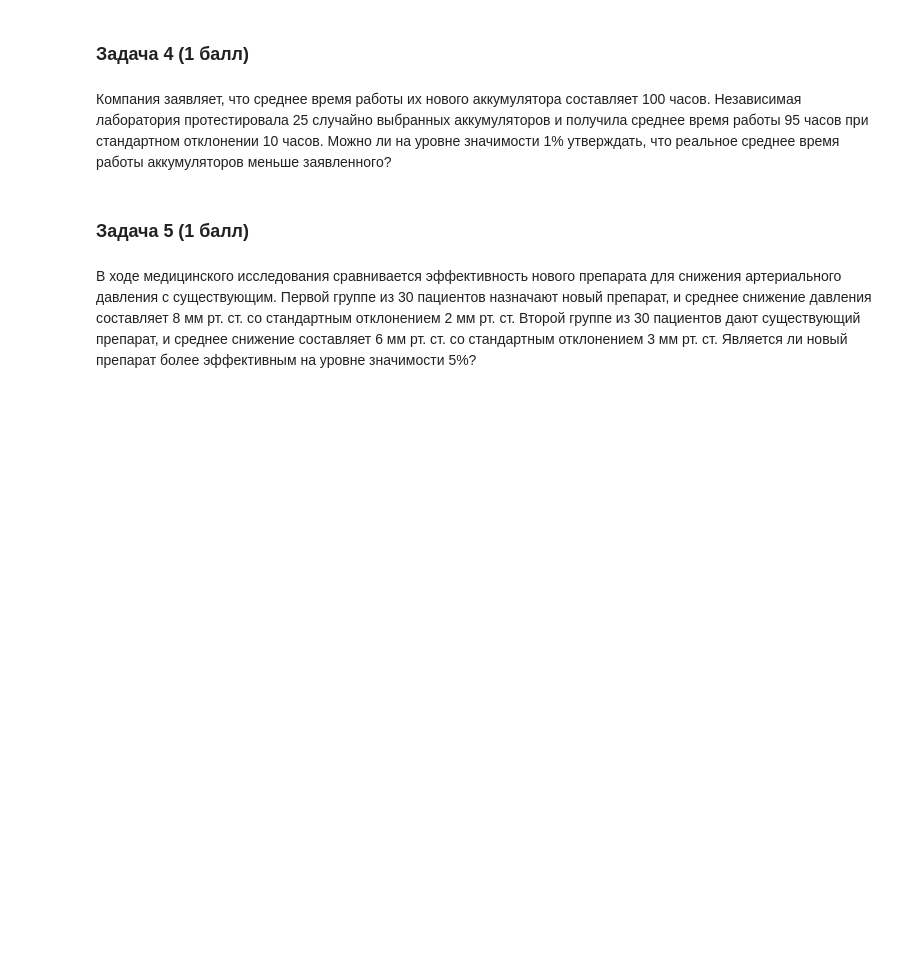
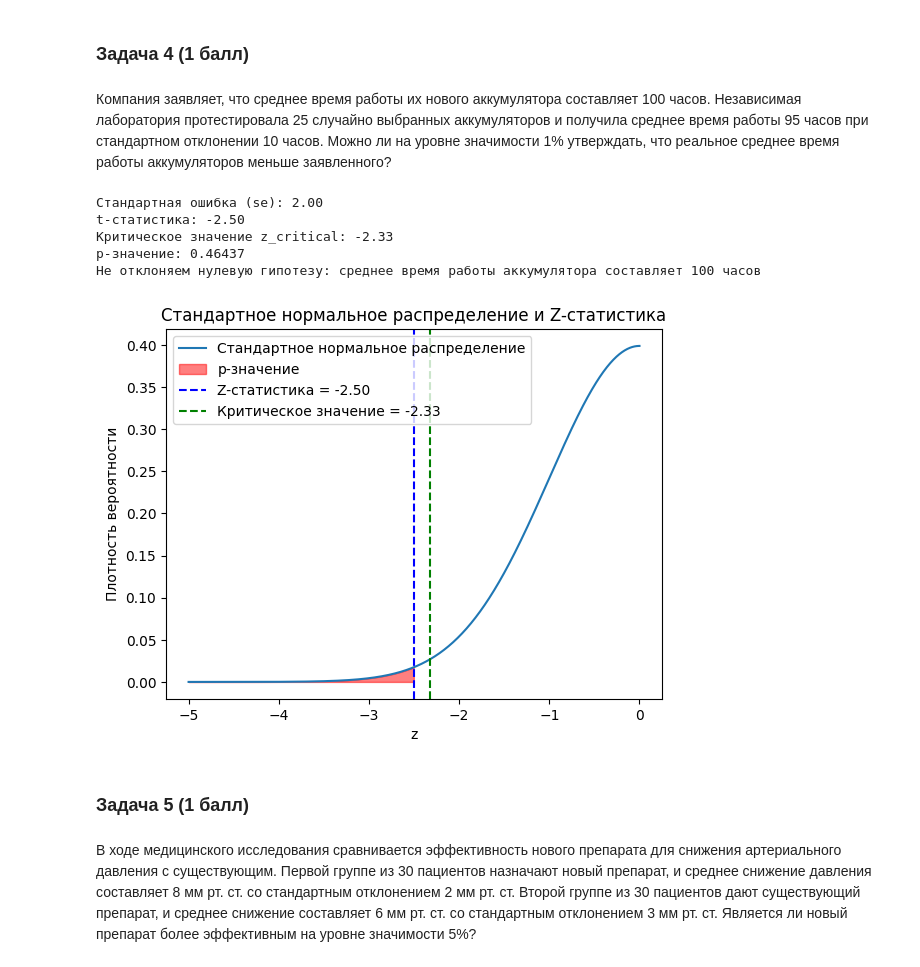
Before and after one commit to hilkovich/itmo_math_stat, a Jupyter notebook: homework_3/HW_3.ipynb, the cells around one changed output. Drawn from its saved outputs; the diff is of its cells as text; code cells hidden in the pictures; blank space fills up the shorter version.

```diff
--- a/homework_3/HW_3.ipynb
+++ b/homework_3/HW_3.ipynb
@@ -81,6 +287,77 @@ p-значение: 0.001
 ### Задача 4 (1 балл)
 # %% [markdown]
 Компания заявляет, что среднее время работы их нового аккумулятора составляет 100 часов. Независимая лаборатория протестировала 25 случайно выбранных аккумуляторов и получила среднее время работы 95 часов при стандартном отклонении 10 часов. Можно ли на уровне значимости 1% утверждать, что реальное среднее время работы аккумуляторов меньше заявленного?
+# %%
+# Исходные данные
+n = 25
+x_mean = 95
+sigma = 10
+alpha = 0.01
+mu0 = 100
+# %%
+# Стандартная ошибка
+se = sigma / np.sqrt(n)
+print(f"Стандартная ошибка (se): {se:.2f}")
+
+# Вычисляем t-статистику
+t_stat = (x_mean - mu0) / se
+print(f"t-статистика: {t_stat:.2f}")
+
+# Критическое значение
+z_critical = norm.ppf(alpha)
+print(f"Критическое значение z_critical: {z_critical:.2f}")
+
+# Вычисляем p-значение
+p_value = norm.cdf(z_score)
+print(f"p-значение: {p_value:.5f}")
+
+# Принятие решения
+if t_stat > z_critical:
+    print("Отклоняем нулевую гипотезу: среднее время работы меньше заявленной")
+else:
+    print(
+        "Не отклоняем нулевую гипотезу: среднее время работы аккумулятора составляет 100 часов"
+    )
+# %% [output]
+Стандартная ошибка (se): 2.00
+t-статистика: -2.50
+Критическое значение z_critical: -2.33
+p-значение: 0.46437
+Не отклоняем нулевую гипотезу: среднее время работы аккумулятора составляет 100 часов
+# %%
+z_values = np.linspace(-5, 0, 1000)
+pdf = norm.pdf(z_values)
+
+# Построение графика
+plt.plot(z_values, pdf, label="Стандартное нормальное распределение")
+
+# Закрашиваем область p-значения
+plt.fill_between(
+    z_values,
+    pdf,
+    where=(z_values <= t_stat),
+    color="red",
+    alpha=0.5,
+    label="p-значение",
+)
+
+# Отмечаем Z-статистику и критическое значение
+plt.axvline(t_stat, color="blue", linestyle="--", label=f"Z-статистика = {t_stat:.2f}")
+plt.axvline(
+    z_critical,
+    color="green",
+    linestyle="--",
+    label=f"Критическое значение = {z_critical:.2f}",
+)
+
+plt.legend()
+plt.title("Стандартное нормальное распределение и Z-статистика")
+plt.xlabel("z")
+plt.ylabel("Плотность вероятности")
+
+plt.show()
+# %% [output]
+[figure, added]
 # %% [markdown]
 ### Задача 5 (1 балл)
 # %% [markdown]
```
Also changed, not shown: parts of 33 cells of this notebook.
